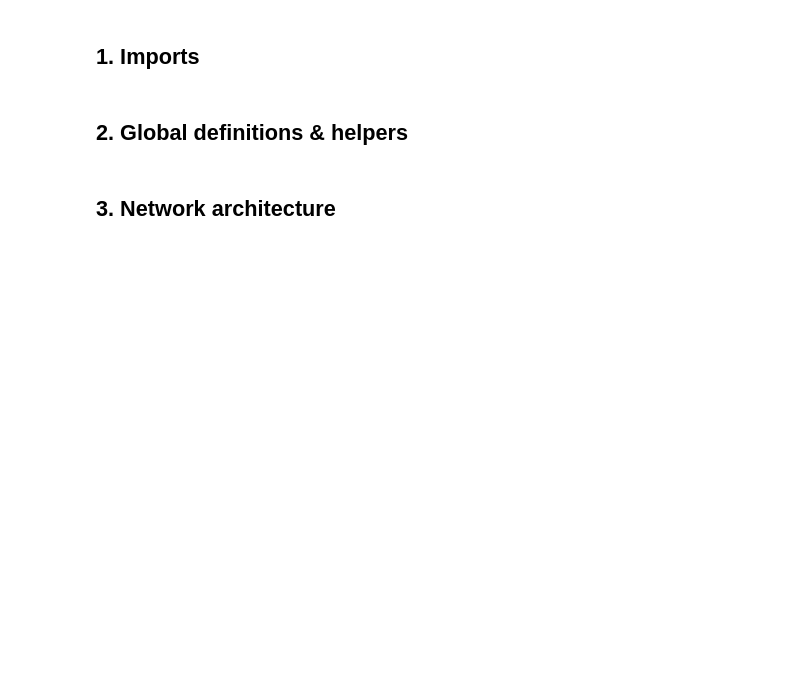
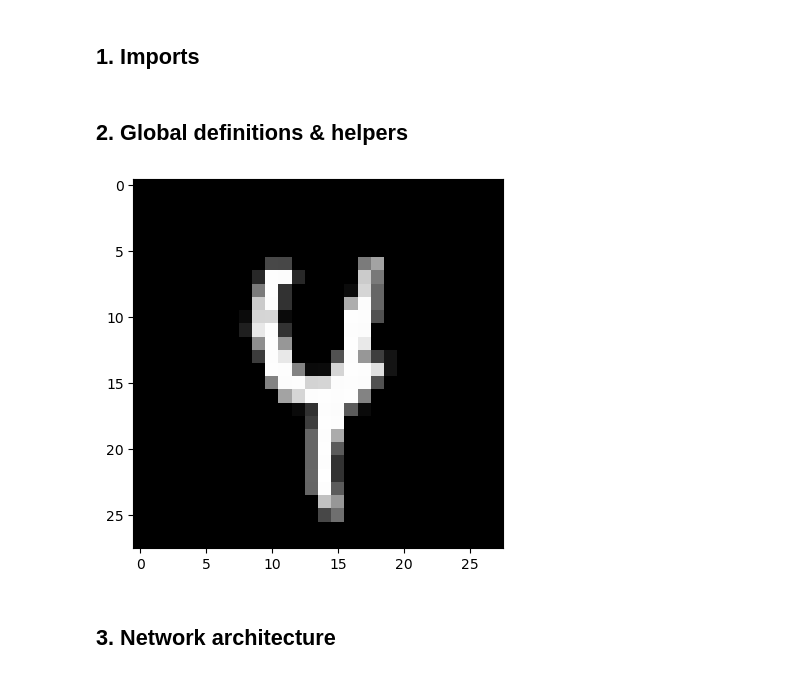
Before and after one commit to DaiDaiLoh/ExemplaryNotebooks, a Jupyter notebook: stableGAN.ipynb, the cells around one changed output. Saved outputs shown, nothing was run; the diff lists cells and outputs as text; code cells hidden in the pictures; blank space fills up the shorter version.

```diff
--- a/stableGAN.ipynb
+++ b/stableGAN.ipynb
@@ -9,24 +9,23 @@ import matplotlib.pyplot as plt
 # %% [markdown]
 <h2>2. Global definitions & helpers</h1>
 # %%
-Z_DIMS = 128 #number of random values to put into our GAN
-INT_CHANNELS = 256 #number of channels in the intermediate layers of the generator and discriminator, i.e. how powerful the GAN is
-
+Z_DIMS = 64 #number of random values to put into our GAN
 DEVICE = torch.device('cuda' if torch.cuda.is_available() else 'cpu')
 
 transform = transforms.Compose([transforms.ToTensor(), transforms.Normalize((0.5,), (0.5,))])
 mnist_trainset = datasets.MNIST(root='./data', train=True, download=True, transform=transform)
 train_loader = DataLoader(mnist_trainset, batch_size=64, shuffle=True)
 
 def show(img):
     assert(len(img.size()) == 3)
-    plt.imshow(img.squeeze().clamp(-1, 1), cmap='gray')
+    plt.imshow(img.clamp(-1.0,1.0).squeeze(), cmap='gray')
     plt.show()
-
 for img, label in train_loader:
     #show example image:
     show(img[0])
     break
+# %% [output]
+[figure, added]
 # %% [markdown]
 <h2>3. Network architecture </h1>
 # %%
```
Also changed, not shown: parts of 2 cells of this notebook.
